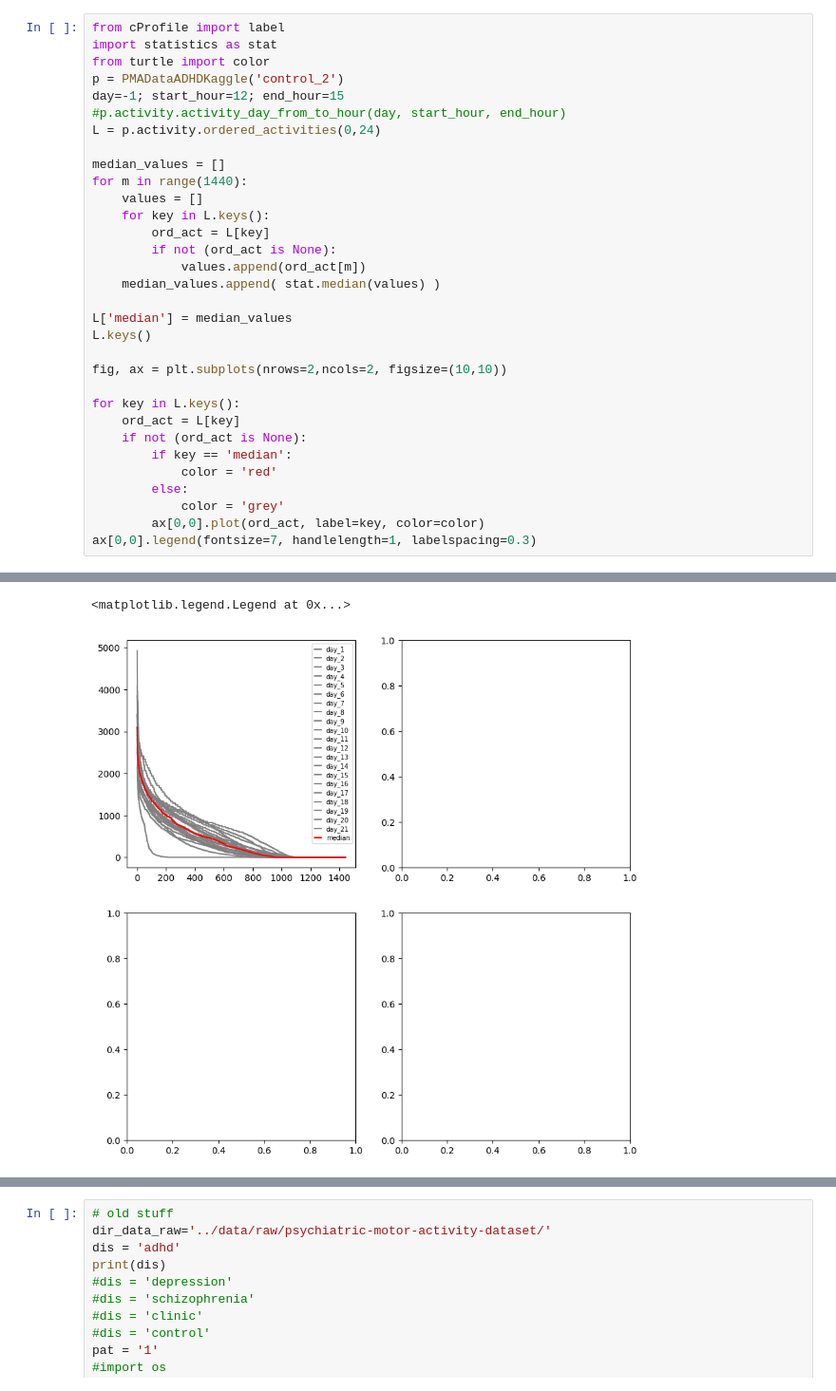
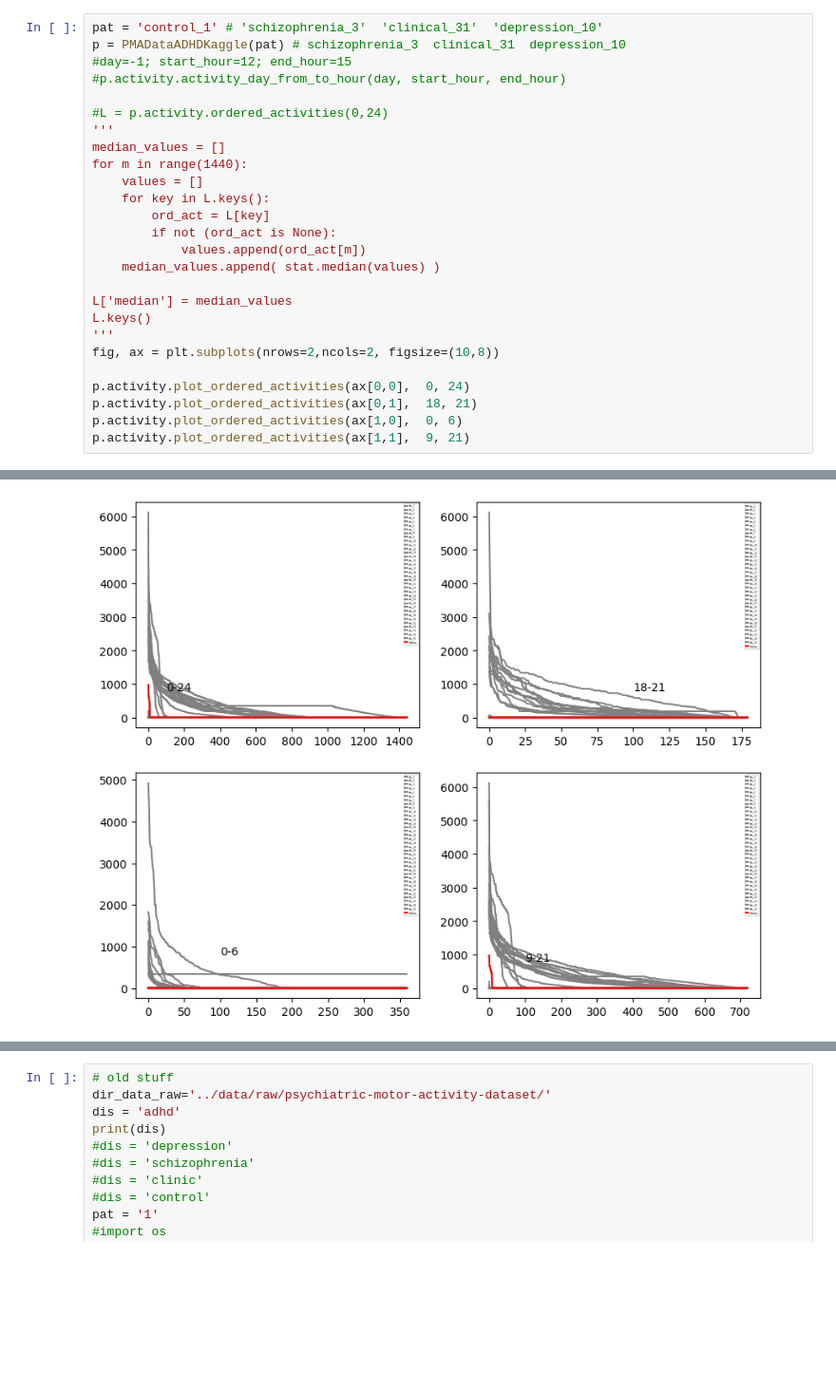
Before and after one commit to clemante/Hallo_DPP, a Jupyter notebook: notebooks/test_class.ipynb, the cells around one changed output, grey strips where cells are left out. Shown at 95% size. Cells and saved outputs as stored; diff of their text form; blank space fills up the shorter version.

```diff
--- a/notebooks/test_class.ipynb
+++ b/notebooks/test_class.ipynb
@@ -15,12 +13,11 @@ C:\Users\Trainee\Documents\Hallo_DPP\data
 # %%
-from cProfile import label
-import statistics as stat
-from turtle import color
-p = PMADataADHDKaggle('control_2')
-day=-1; start_hour=12; end_hour=15
+pat = 'control_1' # 'schizophrenia_3'  'clinical_31'  'depression_10'
+p = PMADataADHDKaggle(pat) # schizophrenia_3  clinical_31  depression_10
+#day=-1; start_hour=12; end_hour=15
 #p.activity.activity_day_from_to_hour(day, start_hour, end_hour)
-L = p.activity.ordered_activities(0,24)
 
+#L = p.activity.ordered_activities(0,24)
+'''
 median_values = []
 for m in range(1440):
     values = []
@@ -32,16 +29,11 @@ for m in range(1440):
 
 L['median'] = median_values
 L.keys()
+'''
+fig, ax = plt.subplots(nrows=2,ncols=2, figsize=(10,8))
 
-fig, ax = plt.subplots(nrows=2,ncols=2, figsize=(10,10))
-
-for key in L.keys():
-    ord_act = L[key]
-    if not (ord_act is None):
-        if key == 'median':
-            color = 'red'
-        else:
-            color = 'grey'
-        ax[0,0].plot(ord_act, label=key, color=color)
-ax[0,0].legend(fontsize=7, handlelength=1, labelspacing=0.3)
+p.activity.plot_ordered_activities(ax[0,0],  0, 24)
+p.activity.plot_ordered_activities(ax[0,1],  18, 21)
+p.activity.plot_ordered_activities(ax[1,0],  0, 6)
+p.activity.plot_ordered_activities(ax[1,1],  9, 21)
 # %% [output]
@@ -50,2 +40 @@ Warning: No data for this time range: day=22, start_hour=0, end_hour=24
-<matplotlib.legend.Legend at 0x...>
-[figure, old version]
+[figure, new version]
```
Also changed, not shown: parts of 6 cells of this notebook, 2 other files.
